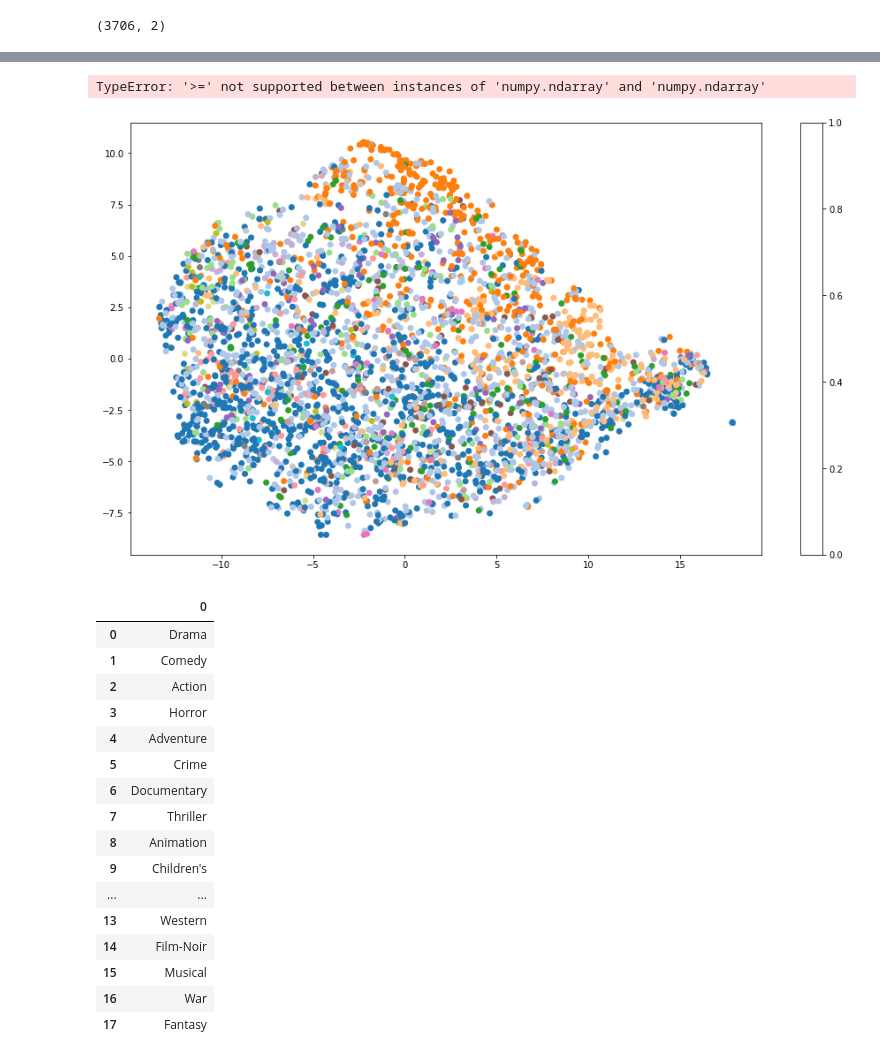
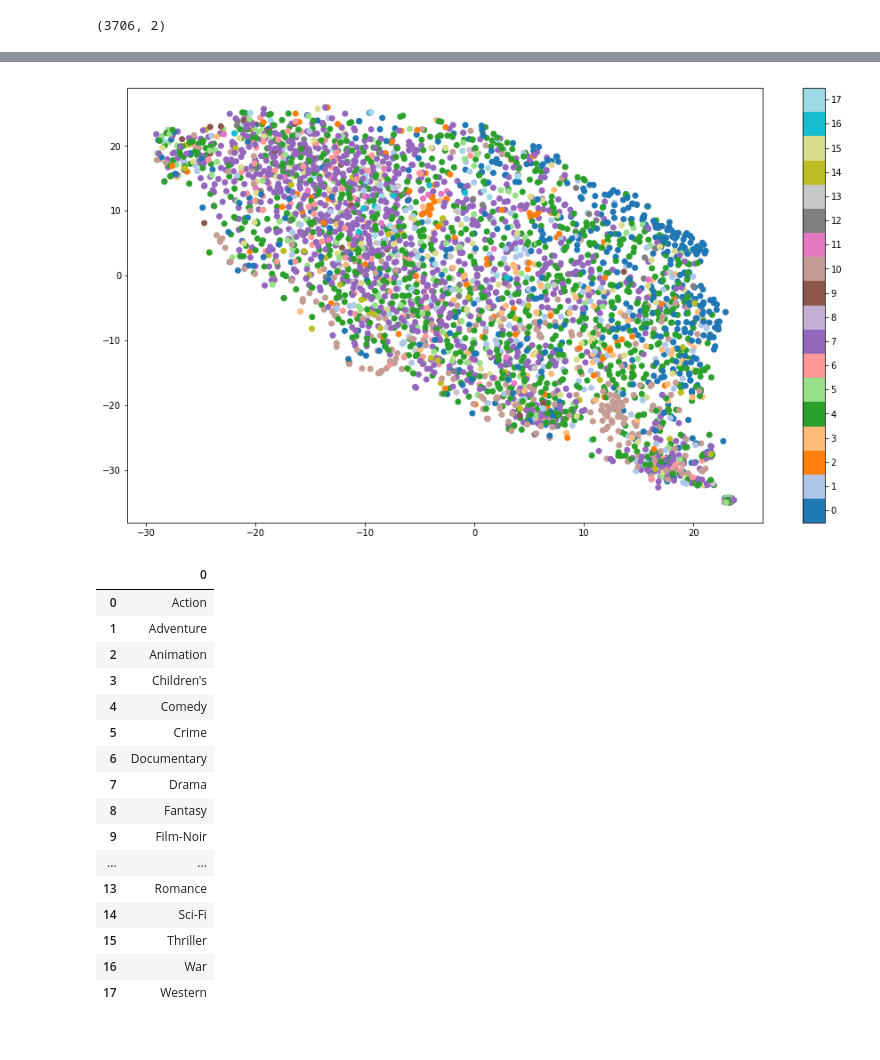
Before and after one commit to ryhryh/NTU-ML2017, a Jupyter notebook: hw5/p5.ipynb, the cells around one changed output, grey strips where cells are left out. Drawn from its saved outputs; the diff is of its cells as text; code cells hidden in the pictures.

```diff
--- a/hw5/p5.ipynb
+++ b/hw5/p5.ipynb
@@ -187,5 +205,6 @@ df_movies
 # %%
 genre_list = list(df_movies['Genres_first'].value_counts().index)
 # genre_list.index('Comedy')
+genre_list.sort()
 genre_list
 # %% [output]
@@ -346,6 +365,6 @@ from sklearn.manifold import TSNE
 
 
 time_start = time.time()
-tsne = TSNE(n_components=2, verbose=1, perplexity=40, n_iter=300)
+tsne = TSNE(n_components=2, verbose=1, random_state=0, perplexity=80)
 tsne_results = tsne.fit_transform(  arr_tsne )
 # %% [output]
@@ -389,37 +408,38 @@ df_movie_embedding
 # %%
 plt.figure(figsize=(16,9))
 cmap = plt.cm.get_cmap("tab20", 18)
 
 x = df_movie_embedding['x-tsne'].values
 y = df_movie_embedding['y-tsne'].values
 c = df_movie_embedding['Genres_label'].values
 
 
 sc = plt.scatter(x, y, c=c, cmap=cmap)
-plt.colorbar(ticks=['a','b'])
+
+plt.colorbar(ticks=range(18))
 plt.clim(-0.5, 17.5)
+
 plt.show()
 # %% [output]
-TypeError: '>=' not supported between instances of 'numpy.ndarray' and 'numpy.ndarray'
-[figure, old version]
+[figure, new version]
 # %%
 df_Genres = pd.DataFrame(genre_list)
 df_Genres
 # %% [output]
 |  | 0 |
-| 0 | Drama |
-| 1 | Comedy |
-| 2 | Action |
-| 3 | Horror |
-| 4 | Adventure |
+| 0 | Action |
+| 1 | Adventure |
+| 2 | Animation |
+| 3 | Children's |
+| 4 | Comedy |
 | 5 | Crime |
 | 6 | Documentary |
-| 7 | Thriller |
-| 8 | Animation |
-| 9 | Children's |
+| 7 | Drama |
+| 8 | Fantasy |
+| 9 | Film-Noir |
 | ... | ... |
-| 13 | Western |
-| 14 | Film-Noir |
-| 15 | Musical |
+| 13 | Romance |
+| 14 | Sci-Fi |
+| 15 | Thriller |
 | 16 | War |
-| 17 | Fantasy |
+| 17 | Western |
```
Also changed, not shown: parts of 11 cells of this notebook.
